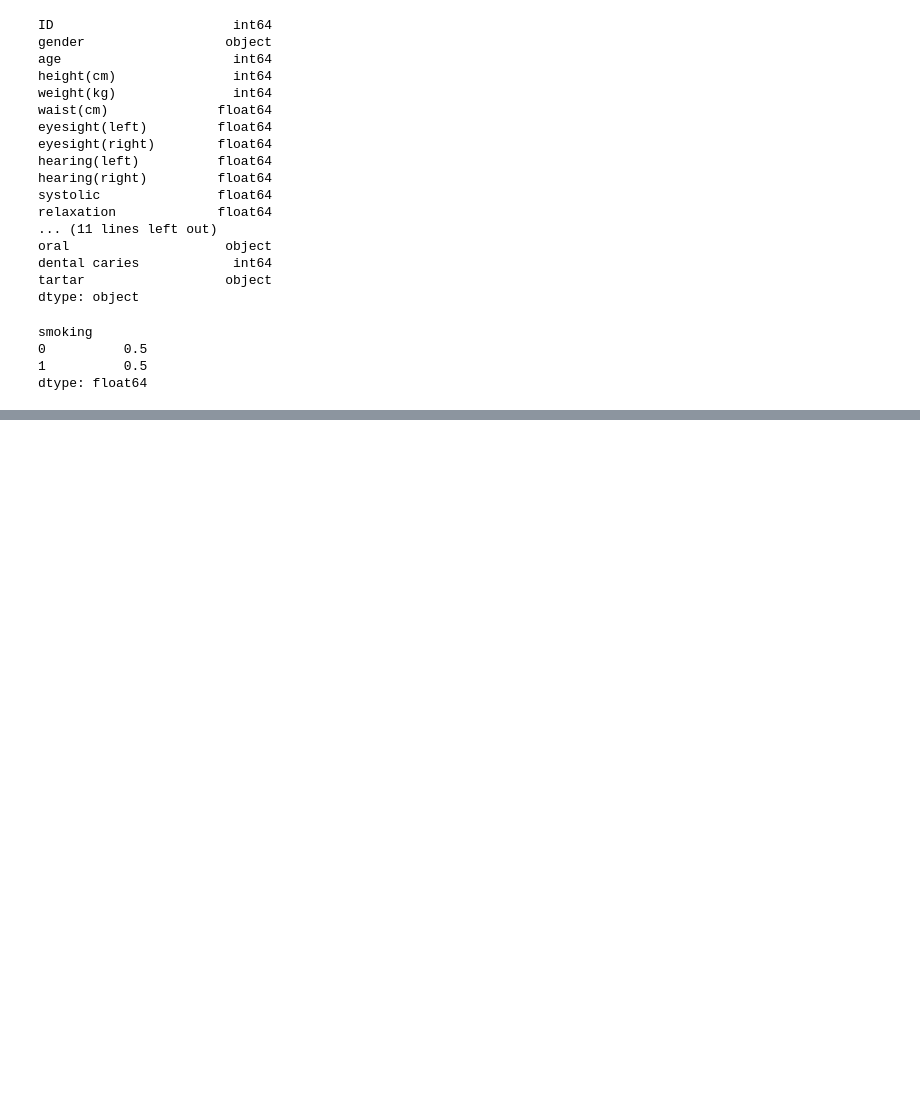
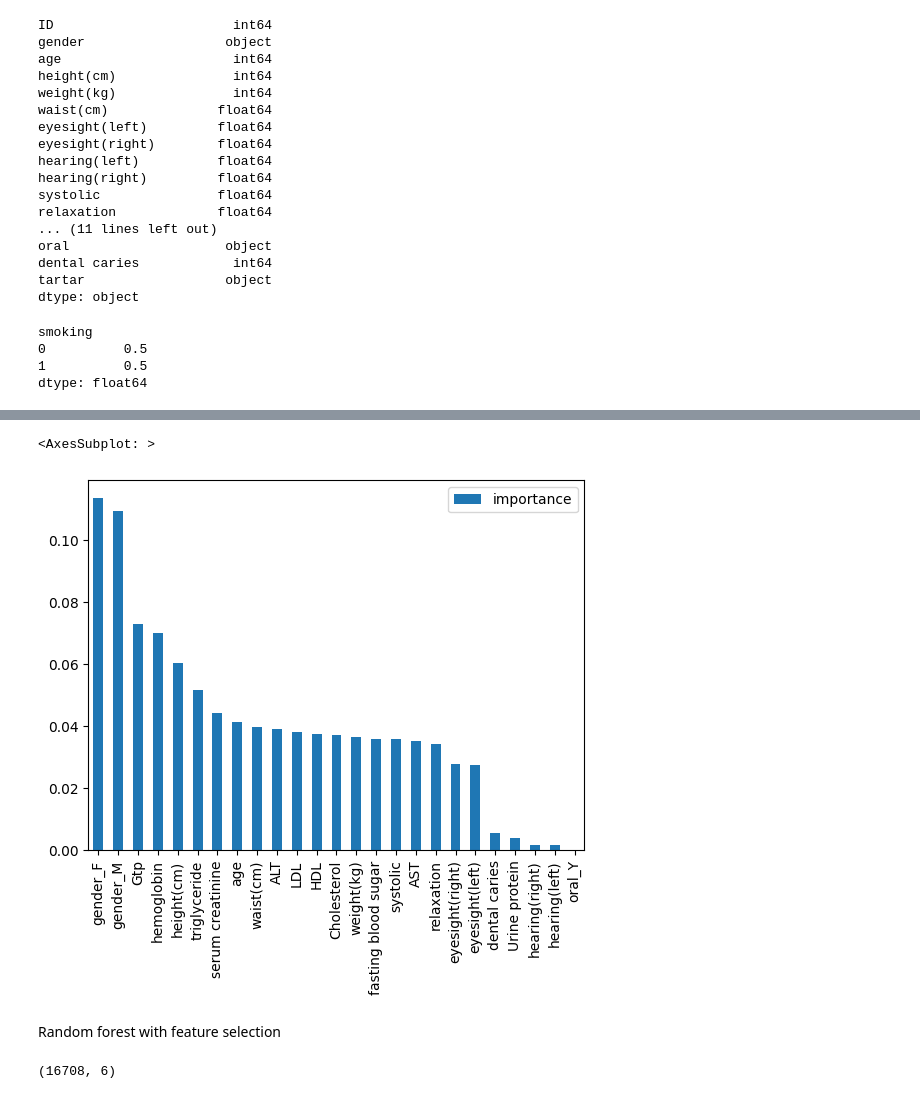
Before and after one commit to Renga1999/Data_Mining_Project_Body_Signal_due_to_smoking, a Jupyter notebook: Team2_python_project.ipynb, the cells around one changed output, grey strips where cells are left out. Saved outputs shown, nothing was run; the diff lists cells and outputs as text; code cells hidden in the pictures; blank space fills up the shorter version.

```diff
--- a/Team2_python_project.ipynb
+++ b/Team2_python_project.ipynb
@@ -352,0 +458,10 @@ dtype: float64
+# %%
+clf1 = DecisionTreeClassifier( random_state = 42)
+clf1.fit(X_train, y_train)
+# a = tree.plot_tree(clf,
+#                    #use the feature names stored
+#                    feature_names = feature_names,
+#                    rounded = True,
+#                    filled = True,
+#                    fontsize=14)
+# plt.show()
@@ -352,0 +492,3 @@ dtype: float64
+# %%
+clf2=RandomForestClassifier(random_state= 42,min_samples_split=2,n_estimators = 500)
+model =clf2.fit(X_train, y_train)
@@ -352,0 +513,2 @@ dtype: float64
+# %%
+feature_importances = pd.DataFrame(model.feature_importances_, index =X_train.columns,  columns=['importance']).sort_values('importance', ascending=False)
@@ -352,0 +535,7 @@ dtype: float64
+# %%
+feature_importances.plot(kind="bar")
+# %% [output]
+<AxesSubplot: >
+[figure, added]
+# %% [markdown]
+Random forest with feature selection
@@ -352,0 +547,4 @@ dtype: float64
+# %%
+X_test1.shape
+# %% [output]
+(16708, 6)
```
Also changed, not shown: parts of 32 cells of this notebook.
